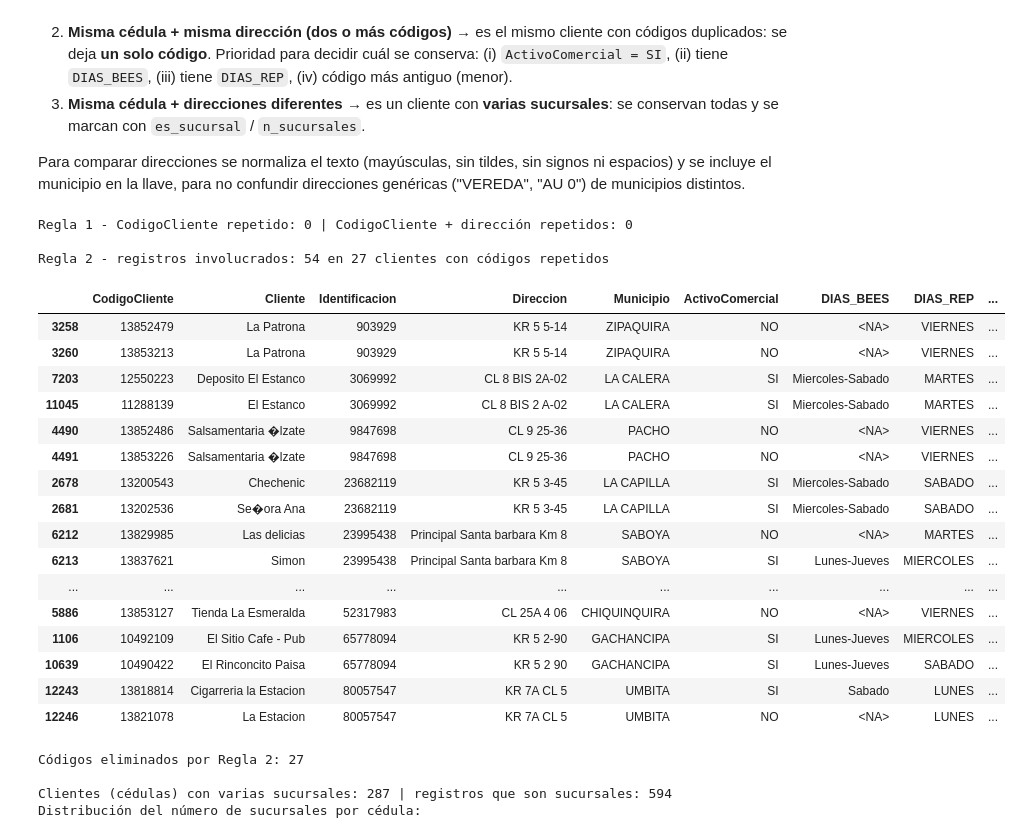
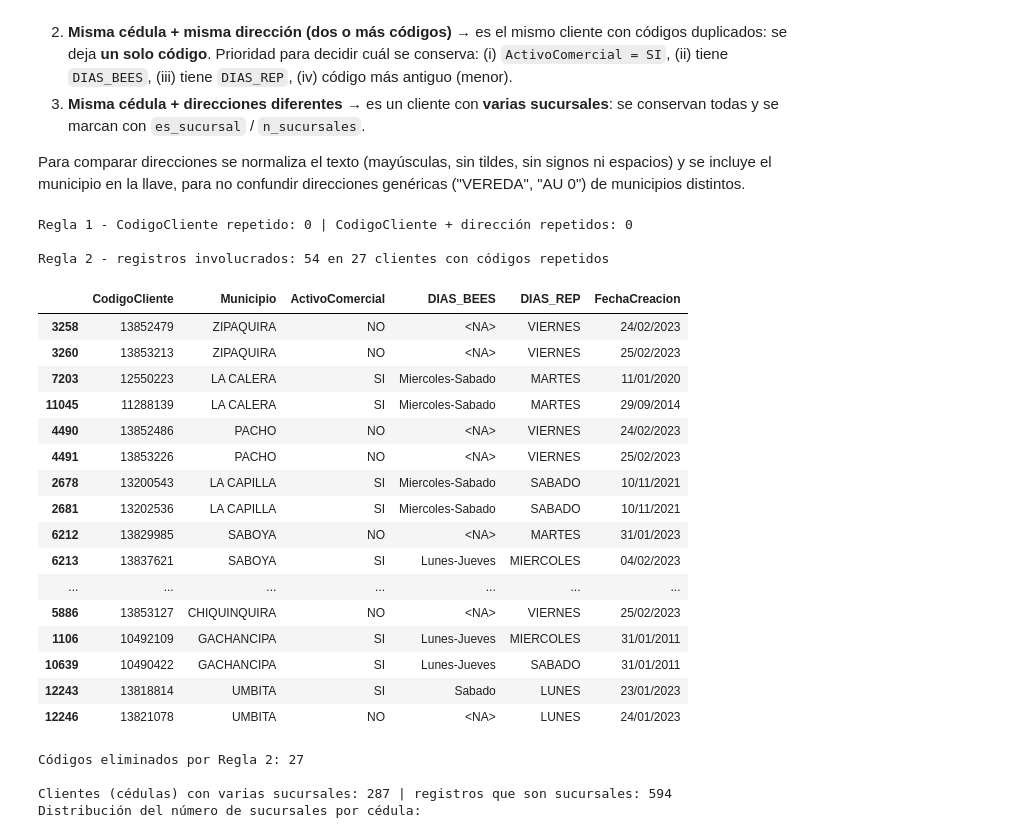
Before and after one commit to IngrithR14/proyecto_back, a Jupyter notebook: EDA_Distribuidora_Hijos_de_Leon_09.10.ipynb, the cells around one changed output. Saved outputs shown, nothing was run; the diff lists cells and outputs as text; code cells hidden in the pictures.

```diff
--- a/EDA_Distribuidora_Hijos_de_Leon_09.10.ipynb
+++ b/EDA_Distribuidora_Hijos_de_Leon_09.10.ipynb
@@ -425,46 +403,46 @@ incluye el municipio en la llave, para no confundir direcciones genéricas ("VER
 # %%
 def norm_dir(s):
     if pd.isna(s):
         return ""
     s = sin_tildes(str(s).replace("\ufffd", "")).upper()
     return re.sub(r"[^A-Z0-9]", "", s)
 
 df["_dir_norm"] = df.Direccion.map(norm_dir)
 
 # --- Regla 1: mismo CodigoCliente (y misma dirección)
 d1 = df.duplicated(["CodigoCliente", "_dir_norm"], keep="first").sum()
 d1_cod = df.CodigoCliente.duplicated().sum()
 print(f"Regla 1 - CodigoCliente repetido: {d1_cod} | CodigoCliente + dirección repetidos: {d1}")
 df = df.drop_duplicates(["CodigoCliente", "_dir_norm"], keep="first")
 embudo.append(("Sin código repetido + misma dirección", len(df)))
 
 # --- Regla 2: misma cédula + misma dirección (+ municipio) con 2+ códigos
 llave = ["Identificacion", "_dir_norm", "Municipio"]
 grupo_dup = df[df.duplicated(llave, keep=False)].copy()
 print(f"\nRegla 2 - registros involucrados: {len(grupo_dup)} en {grupo_dup.groupby(llave).ngroups} clientes con códigos repetidos")
-display(grupo_dup.sort_values(llave)[["CodigoCliente", "Cliente", "Identificacion", "Direccion", "Municipio",
-                                      "ActivoComercial", "DIAS_BEES", "DIAS_REP", "FechaCreacion"]].head(20))
+display(grupo_dup.sort_values(llave)[["CodigoCliente", "Municipio","ActivoComercial",
+                                       "DIAS_BEES", "DIAS_REP", "FechaCreacion"]].head(20))
 # %% [output]
 Regla 1 - CodigoCliente repetido: 0 | CodigoCliente + dirección repetidos: 0
 
 Regla 2 - registros involucrados: 54 en 27 clientes con códigos repetidos
-|  | CodigoCliente | Cliente | Identificacion | Direccion | Municipio | ActivoComercial | DIAS_BEES | DIAS_REP | ... |
-| 3258 | 13852479 | La Patrona | 903929 | KR 5 5-14 | ZIPAQUIRA | NO | <NA> | VIERNES | ... |
-| 3260 | 13853213 | La Patrona | 903929 | KR 5 5-14 | ZIPAQUIRA | NO | <NA> | VIERNES | ... |
-| 7203 | 12550223 | Deposito El Estanco | 3069992 | CL 8 BIS 2A-02 | LA CALERA | SI | Miercoles-Sabado | MARTES | ... |
-| 11045 | 11288139 | El Estanco | 3069992 | CL 8 BIS 2 A-02 | LA CALERA | SI | Miercoles-Sabado | MARTES | ... |
-| 4490 | 13852486 | Salsamentaria �lzate | 9847698 | CL 9 25-36 | PACHO | NO | <NA> | VIERNES | ... |
-| 4491 | 13853226 | Salsamentaria �lzate | 9847698 | CL 9 25-36 | PACHO | NO | <NA> | VIERNES | ... |
-| 2678 | 13200543 | Chechenic | 23682119 | KR 5 3-45 | LA CAPILLA | SI | Miercoles-Sabado | SABADO | ... |
-| 2681 | 13202536 | Se�ora Ana | 23682119 | KR 5 3-45 | LA CAPILLA | SI | Miercoles-Sabado | SABADO | ... |
-| 6212 | 13829985 | Las delicias | 23995438 | Principal Santa barbara Km 8 | SABOYA | NO | <NA> | MARTES | ... |
-| 6213 | 13837621 | Simon | 23995438 | Principal Santa barbara Km 8 | SABOYA | SI | Lunes-Jueves | MIERCOLES | ... |
-| ... | ... | ... | ... | ... | ... | ... | ... | ... | ... |
-| 5886 | 13853127 | Tienda La Esmeralda | 52317983 | CL 25A 4 06 | CHIQUINQUIRA | NO | <NA> | VIERNES | ... |
-| 1106 | 10492109 | El Sitio Cafe - Pub | 65778094 | KR 5 2-90 | GACHANCIPA | SI | Lunes-Jueves | MIERCOLES | ... |
-| 10639 | 10490422 | El Rinconcito Paisa | 65778094 | KR 5 2 90 | GACHANCIPA | SI | Lunes-Jueves | SABADO | ... |
-| 12243 | 13818814 | Cigarreria la Estacion | 80057547 | KR 7A CL 5 | UMBITA | SI | Sabado | LUNES | ... |
-| 12246 | 13821078 | La Estacion | 80057547 | KR 7A CL 5 | UMBITA | NO | <NA> | LUNES | ... |
+|  | CodigoCliente | Municipio | ActivoComercial | DIAS_BEES | DIAS_REP | FechaCreacion |
+| 3258 | 13852479 | ZIPAQUIRA | NO | <NA> | VIERNES | 24/02/2023 |
+| 3260 | 13853213 | ZIPAQUIRA | NO | <NA> | VIERNES | 25/02/2023 |
+| 7203 | 12550223 | LA CALERA | SI | Miercoles-Sabado | MARTES | 11/01/2020 |
+| 11045 | 11288139 | LA CALERA | SI | Miercoles-Sabado | MARTES | 29/09/2014 |
+| 4490 | 13852486 | PACHO | NO | <NA> | VIERNES | 24/02/2023 |
+| 4491 | 13853226 | PACHO | NO | <NA> | VIERNES | 25/02/2023 |
+| 2678 | 13200543 | LA CAPILLA | SI | Miercoles-Sabado | SABADO | 10/11/2021 |
+| 2681 | 13202536 | LA CAPILLA | SI | Miercoles-Sabado | SABADO | 10/11/2021 |
+| 6212 | 13829985 | SABOYA | NO | <NA> | MARTES | 31/01/2023 |
+| 6213 | 13837621 | SABOYA | SI | Lunes-Jueves | MIERCOLES | 04/02/2023 |
+| ... | ... | ... | ... | ... | ... | ... |
+| 5886 | 13853127 | CHIQUINQUIRA | NO | <NA> | VIERNES | 25/02/2023 |
+| 1106 | 10492109 | GACHANCIPA | SI | Lunes-Jueves | MIERCOLES | 31/01/2011 |
+| 10639 | 10490422 | GACHANCIPA | SI | Lunes-Jueves | SABADO | 31/01/2011 |
+| 12243 | 13818814 | UMBITA | SI | Sabado | LUNES | 23/01/2023 |
+| 12246 | 13821078 | UMBITA | NO | <NA> | LUNES | 24/01/2023 |
 # %%
 # Ranking de prioridad para escoger qué código se conserva
 df["_p_activo"] = (df.ActivoComercial == "SI").astype(int)
```
Also changed, not shown: parts of 4 cells of this notebook, 2 other files.
